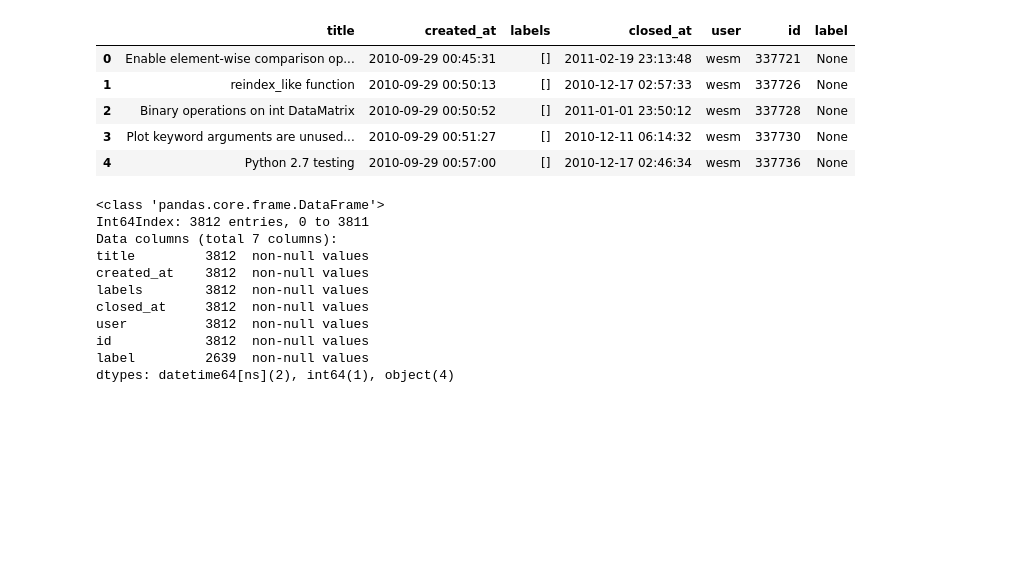
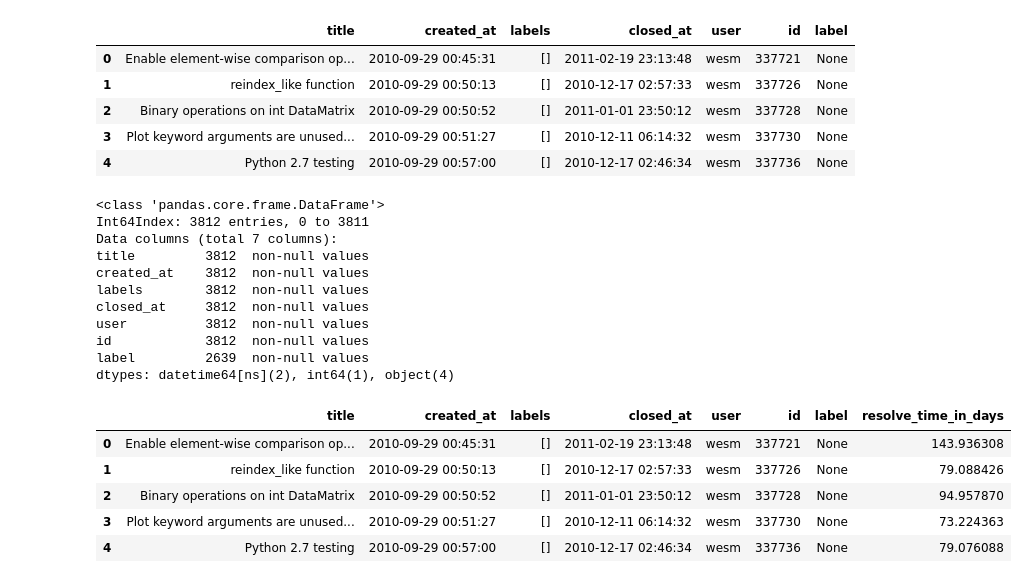
Before and after one commit to ericwayman/python-seminar, a Jupyter notebook: hw7/hw7.ipynb, the cells around one changed output. Cells and saved outputs as stored; diff of their text form; code cells hidden in the pictures; blank space fills up the shorter version.

```diff
--- a/hw7/hw7.ipynb
+++ b/hw7/hw7.ipynb
@@ -261,3 +262,16 @@ user          3812  non-null values
 id            3812  non-null values
 label         2639  non-null values
 dtypes: datetime64[ns](2), int64(1), object(4)
+# %%
+join_resolve_times=[float((join['closed_at'][i]-join['created_at'][i]).total_seconds())/(60.0*60.0*24.0) for i in range(len(join['created_at']))]
+# %%
+join['resolve_time_in_days'] = join_resolve_times
+# %%
+join.head()
+# %% [output]
+|  | title | created_at | labels | closed_at | user | id | label | resolve_time_in_days |
+| 0 | Enable element-wise comparison op... | 2010-09-29 00:45:31 | [] | 2011-02-19 23:13:48 | wesm | 337721 | None | 143.936308 |
+| 1 | reindex_like function | 2010-09-29 00:50:13 | [] | 2010-12-17 02:57:33 | wesm | 337726 | None | 79.088426 |
+| 2 | Binary operations on int DataMatrix | 2010-09-29 00:50:52 | [] | 2011-01-01 23:50:12 | wesm | 337728 | None | 94.957870 |
+| 3 | Plot keyword arguments are unused... | 2010-09-29 00:51:27 | [] | 2010-12-11 06:14:32 | wesm | 337730 | None | 73.224363 |
+| 4 | Python 2.7 testing | 2010-09-29 00:57:00 | [] | 2010-12-17 02:46:34 | wesm | 337736 | None | 79.076088 |
```
Also changed, not shown: parts of 2 cells of this notebook, 1 other file.
